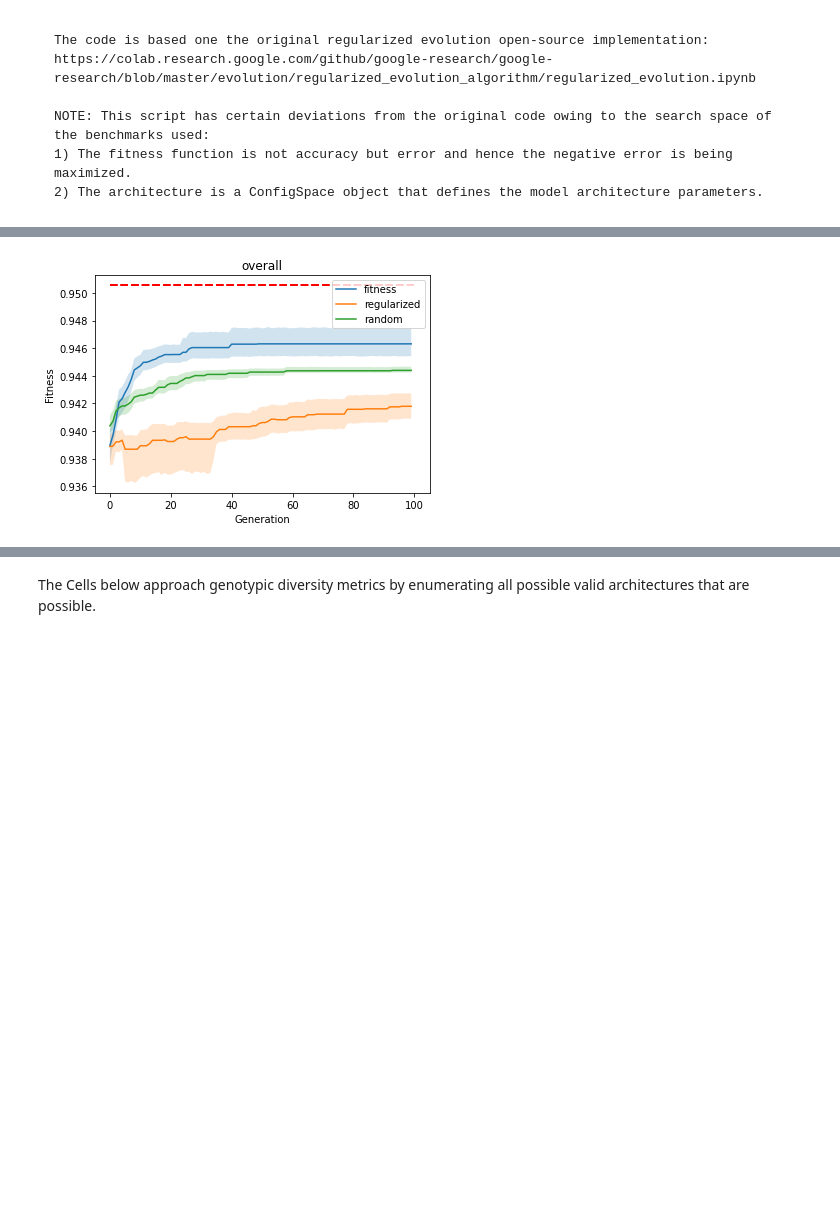
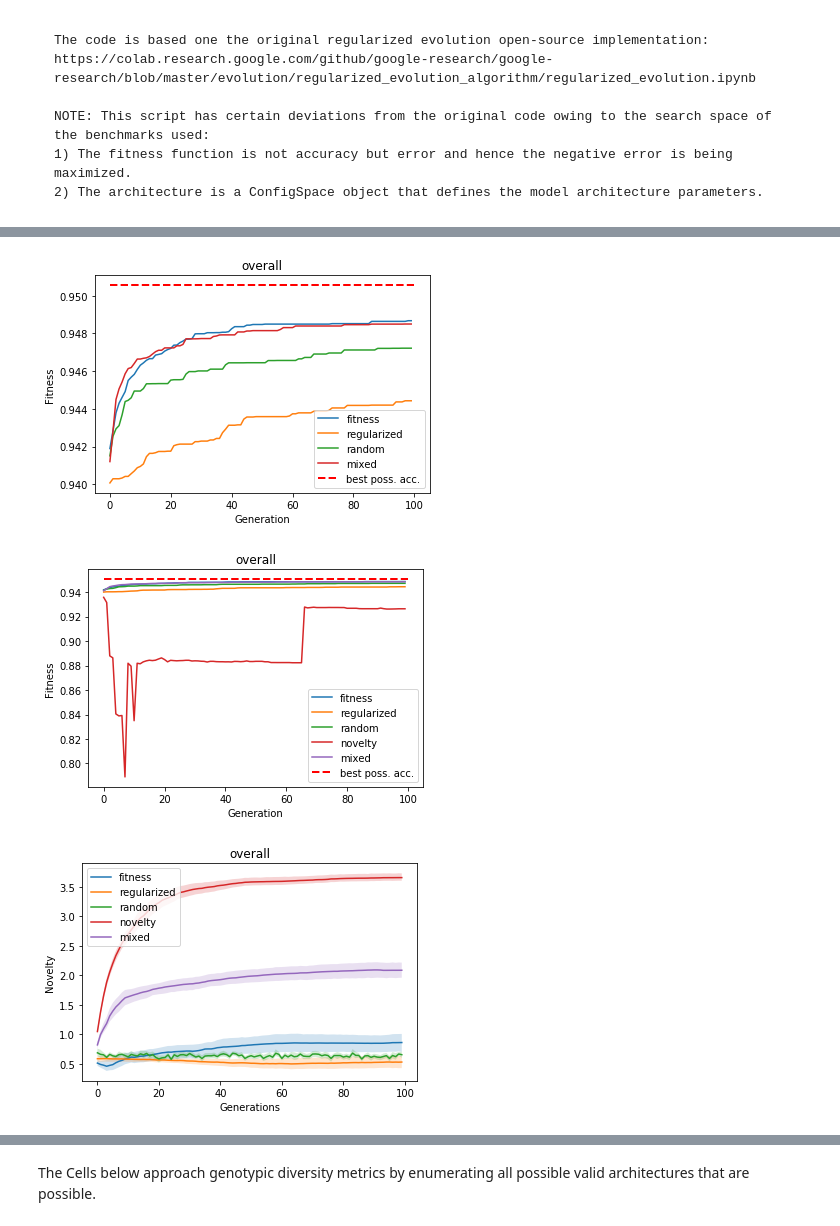
Before and after one commit to jdonovanCS/CS-352-Evolutionary-Computation, a Jupyter notebook: project/EvoNASNet.ipynb, the cells around one changed output, grey strips where cells are left out. Cells and saved outputs as stored; diff of their text form; code cells hidden in the pictures; blank space fills up the shorter version.

```diff
--- a/project/EvoNASNet.ipynb
+++ b/project/EvoNASNet.ipynb
@@ -99,11 +101,14 @@ class Model(object):
           accuracy but two models that have the same architecture will generally
           have different validation accuracies due to this noise. In the context
           of evolutionary algorithms, this is often known as the "fitness".
+      novelty: the calculated genotypic novelty of the model's architecture
+          compared with the rest of the population in which it resides.
     """
 
     def __init__(self):
         self.arch = None
         self.accuracy = None
+        self.novelty = None
 
     def __str__(self):
         """Prints a readable version of this bitstring."""
@@ -264,7 +485,7 @@ def regularized_evolution(cycles, population_size, sample_size):
     history = []  # Not used by the algorithm, only used to report results.
     solutions_over_time = []
     fitness_over_time = []
-    diversity_over_time = []
+    novelty_over_time = []
 
     # Initialize the population with random models.
     while len(population) < population_size:
@@ -273,6 +494,9 @@ def regularized_evolution(cycles, population_size, sample_size):
         model.accuracy = train_and_eval(model.arch)
         population.append(model)
         history.append(model)
+
+    for ind in population:
+        ind.novelty = compute_novelty(ind.arch, history)
 
     # Carry out evolution in cycles. Each cycle produces a model and removes
     # another.
@@ -295,16 +519,16 @@ def regularized_evolution(cycles, population_size, sample_size):
         child.accuracy = train_and_eval(child.arch)
         population.append(child)
         history.append(child)
+        population[-1].novelty = compute_novelty(child.arch, history)
 
         # Remove the oldest model.
         population.popleft()
 
-        fitness_over_time.append(1+(sorted(population, key=lambda i: i.accuracy, reverse=True)[0].accuracy))
-        solutions_over_time.append((sorted(population, key=lambda i: i.accuracy, reverse=True)[0].arch))
-        diversity_over_time.append(0) # NEED to write function for this
+        fitness_over_time.append(1+(sorted(history, key=lambda i: i.accuracy, reverse=True)[0].accuracy))
+        solutions_over_time.append((sorted(history, key=lambda i: i.accuracy, reverse=True)[0].arch))
+        novelty_over_time.append(np.mean([x.novelty for x in population]))
 
-
-    return history, solutions_over_time, np.array(fitness_over_time), diversity_over_time
+    return history, solutions_over_time, np.array(fitness_over_time), novelty_over_time
 # %%
 # parser = argparse.ArgumentParser()
 # parser.add_argument('--run_id', default=0, type=int, nargs='?', help='unique number to identify this run')
@@ -339,7 +563,8 @@ diversity_results = {}
 # model.arch = random_architecture()
 # print(model.arch)
 
-for run_name in ['random']:# ['fitness', 'regularized', 'random']: #, 'novelty', 'mixed']:
+# for run_name in ['fitness', 'regularized', 'random', 'novelty', 'mixed']:
+for run_name in ['mixed']:
     fitness_results[run_name] = np.zeros((num_runs, n_iters))
     solution_results[run_name] = np.array([[Model() for i in range(n_iters)]for j in range(num_runs)], dtype=object)
     diversity_results[run_name] = np.zeros((num_runs, n_iters))
@@ -388,8 +613,4 @@ random 19 19.18279504776001 0.9441773295402527
 # %%
-import matplotlib.pyplot as plt
-import scikits.bootstrap as bootstrap
-import warnings
-warnings.filterwarnings('ignore') # Danger, Will Robinson! (not a scalable hack, and may surpress other helpful warning other than for ill-conditioned bootstrapped CI distributions)
 def plot_mean_and_bootstrapped_ci_multiple(input_data = None, title = 'overall', name = "change this", x_label = "x", y_label = "y", save_name="", compute_CI=True, maximum_possible=None):
     """
 
@@ -430,17 +651,24 @@ def plot_mean_and_bootstrapped_ci_multiple(input_data = None, title = 'overall',
 
         y = range(0, generations)
         ax.plot(y, mean_values, label=name[i])
-        ax.hlines(y=maximum_possible, xmin=0, xmax=generations, linewidth=2, color='r', linestyle='--')
         if compute_CI:
             ax.fill_between(y, high, low, alpha=.2)
         ax.legend()
+
+    if maximum_possible:
+        ax.hlines(y=maximum_possible, xmin=0, xmax=generations, linewidth=2, color='r', linestyle='--', label='best poss. acc.')
+        ax.legend()
 # %%
 cut_off_beginning = 0
 best_loss = 0.04944576819737756
 best_acc = 1.0-best_loss
-plot_mean_and_bootstrapped_ci_multiple(input_data=[np.transpose(x)[cut_off_beginning:n_iters] for k, x in fitness_results.items()], name=[k for k,x in fitness_results.items()], x_label="Generation", y_label="Fitness", compute_CI=True, maximum_possible=best_acc)
+plot_mean_and_bootstrapped_ci_multiple(input_data=[np.transpose(x)[cut_off_beginning:] for k, x in fitness_results.items() if k in ['fitness', 'regularized', 'random', 'mixed']], name=[k for k,x in fitness_results.items() if k in ['fitness', 'regularized', 'random', 'mixed']], x_label="Generation", y_label="Fitness", compute_CI=False, maximum_possible=best_acc)
+plot_mean_and_bootstrapped_ci_multiple(input_data=[np.transpose(x)[cut_off_beginning:] for k, x in fitness_results.items()], name=[k for k,x in fitness_results.items()], x_label="Generation", y_label="Fitness", compute_CI=False, maximum_possible=best_acc)
+plot_mean_and_bootstrapped_ci_multiple(input_data=[np.transpose(x) for k, x in diversity_results.items()], name=[k for k,x in diversity_results.items()], x_label="Generations", y_label="Novelty", compute_CI=True)
 # %% [output]
-[figure, old version]
+[figure, new version]
+[figure, added]
+[figure, added]
 # %%
 # This cell explores how architectures that have different model_specs or hashes can actually be the same model overall
 ops_choices = ['conv3x3-bn-relu', 'conv1x1-bn-relu', 'maxpool3x3']
```
Also changed, not shown: parts of 6 cells of this notebook, 7 other files.
